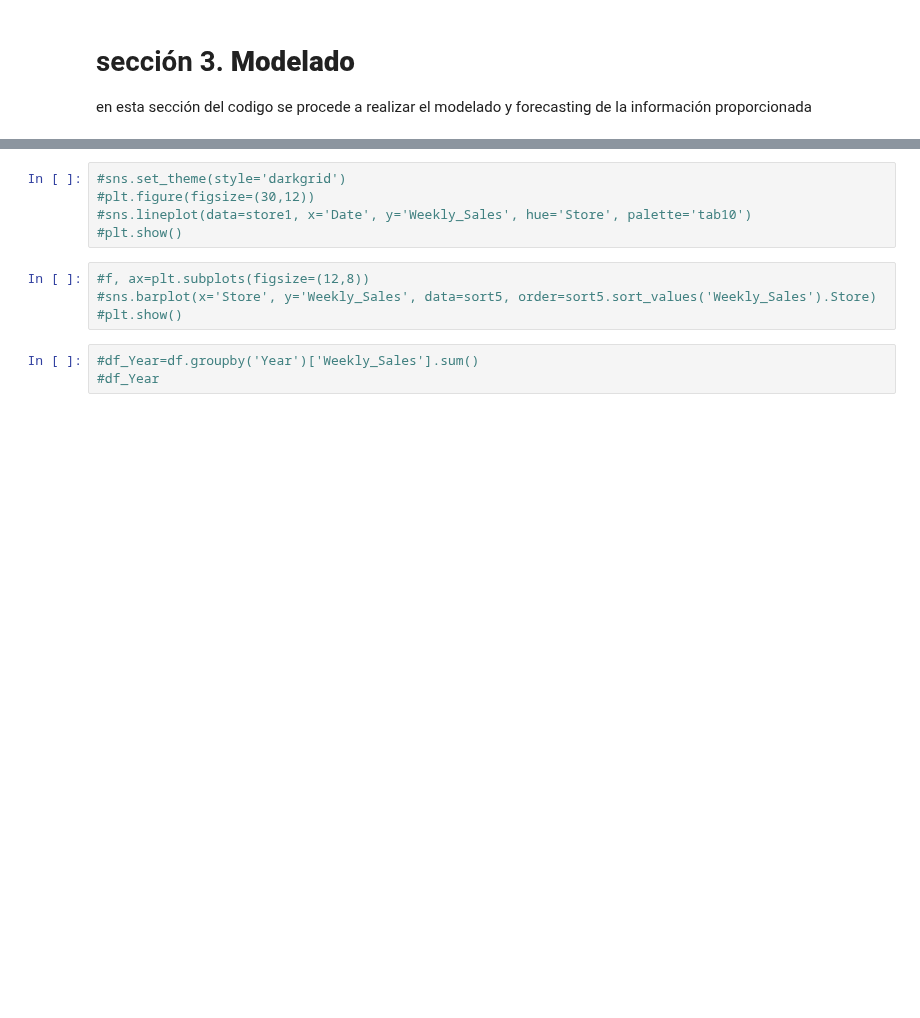
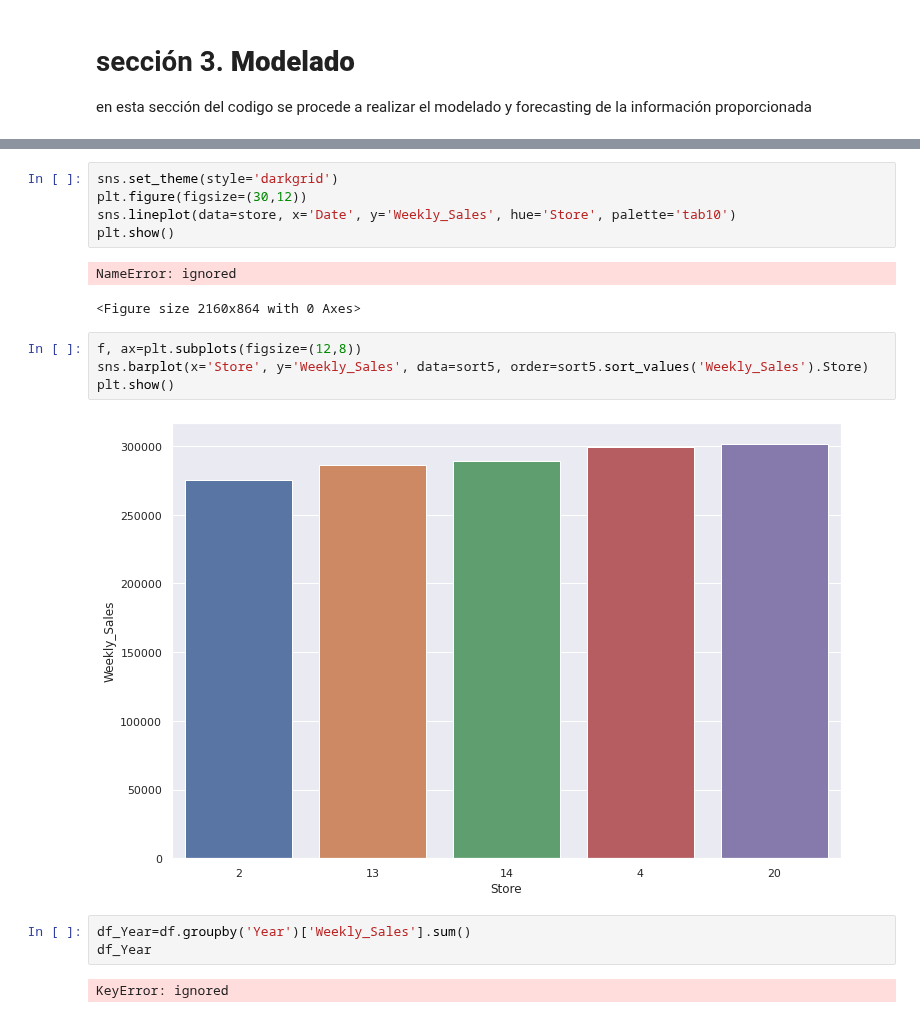
Before and after one commit to Psyclophe/Data-Scientist, a Jupyter notebook: Wal_mart_analysis_forecasting.ipynb, the cells around one changed output, grey strips where cells are left out. Saved outputs shown, nothing was run; the diff lists cells and outputs as text; blank space fills up the shorter version.

```diff
--- a/Wal_mart_analysis_forecasting.ipynb
+++ b/Wal_mart_analysis_forecasting.ipynb
@@ -345,13 +348,20 @@ en esta sección del codigo se procede a realizar el modelado y forecasting de l
 # %%
-#sns.set_theme(style='darkgrid')
-#plt.figure(figsize=(30,12))
-#sns.lineplot(data=store1, x='Date', y='Weekly_Sales', hue='Store', palette='tab10')
-#plt.show()
+sns.set_theme(style='darkgrid')
+plt.figure(figsize=(30,12))
+sns.lineplot(data=store, x='Date', y='Weekly_Sales', hue='Store', palette='tab10')
+plt.show()
+# %% [output]
+NameError: ignored
+<Figure size 2160x864 with 0 Axes>
 # %%
-#f, ax=plt.subplots(figsize=(12,8))
-#sns.barplot(x='Store', y='Weekly_Sales', data=sort5, order=sort5.sort_values('Weekly_Sales').Store)
-#plt.show()
+f, ax=plt.subplots(figsize=(12,8))
+sns.barplot(x='Store', y='Weekly_Sales', data=sort5, order=sort5.sort_values('Weekly_Sales').Store)
+plt.show()
+# %% [output]
+[figure, added]
 # %%
-#df_Year=df.groupby('Year')['Weekly_Sales'].sum()
-#df_Year
+df_Year=df.groupby('Year')['Weekly_Sales'].sum()
+df_Year
+# %% [output]
+KeyError: ignored
 # %%
```
Also changed, not shown: parts of 4 cells of this notebook.
